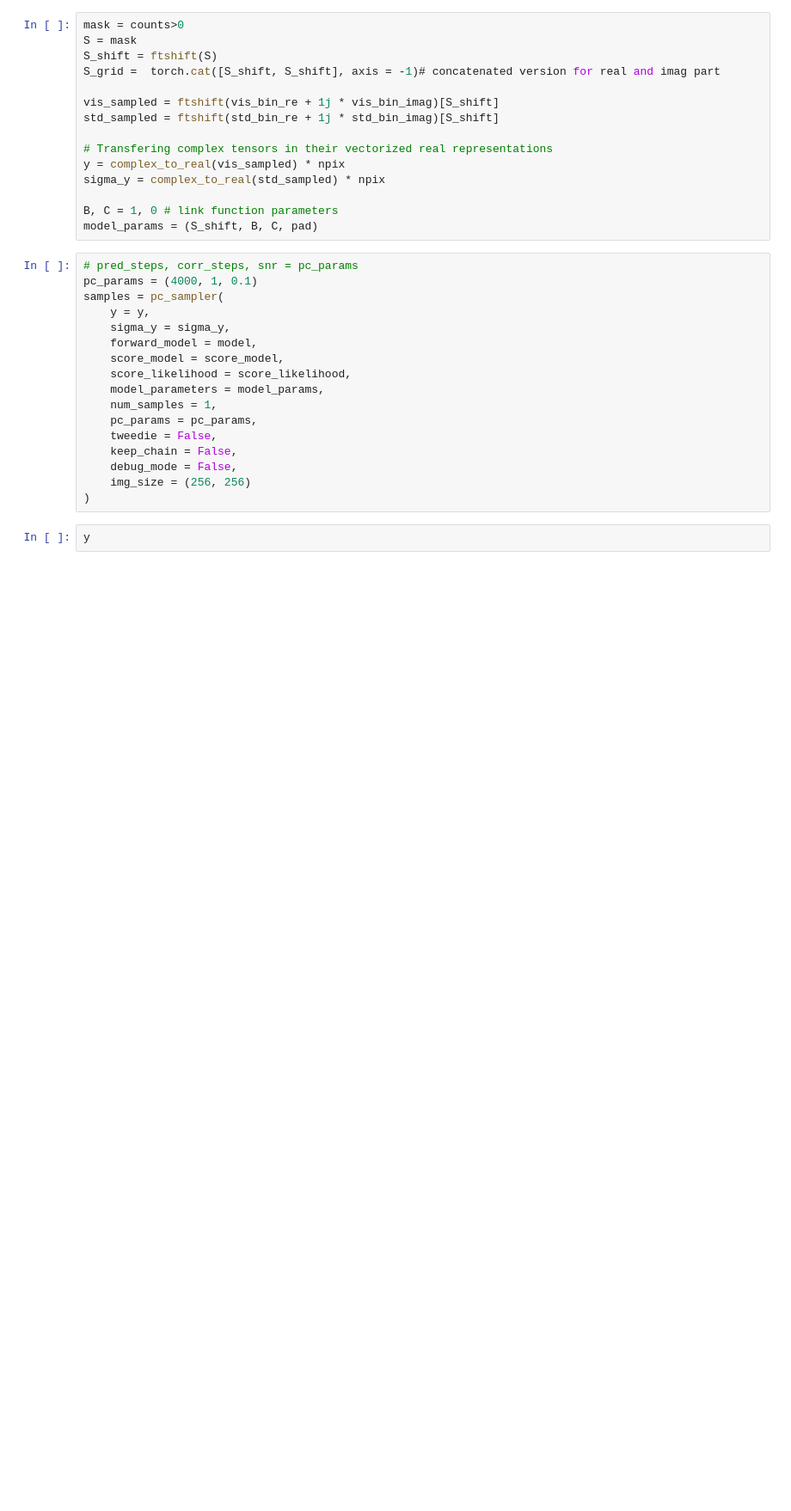
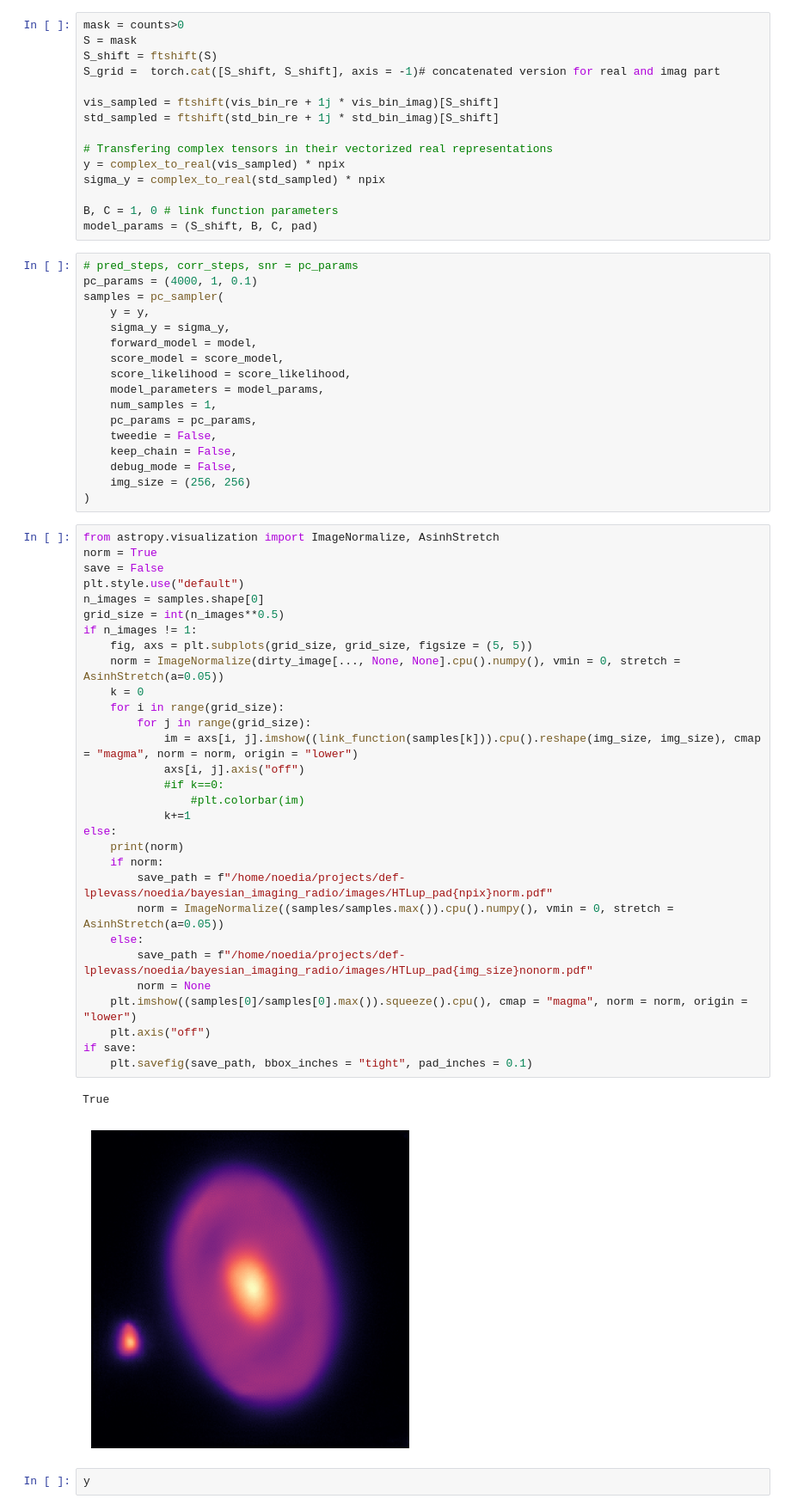
Before and after one commit to EnceladeCandy/bayesian-imaging-radio, a Jupyter notebook: trash_notebooks/inference_htlup.ipynb, the cells around one changed output. Shown at 86% size. Cells and saved outputs as stored; diff of their text form; blank space fills up the shorter version.

Commit message:
Pc sampler working for HTLuP !

```diff
--- a/trash_notebooks/inference_htlup.ipynb
+++ b/trash_notebooks/inference_htlup.ipynb
@@ -72,6 +60,39 @@ samples = pc_sampler(
     debug_mode = False,
     img_size = (256, 256)
 )
+# %%
+from astropy.visualization import ImageNormalize, AsinhStretch
+norm = True
+save = False
+plt.style.use("default")
+n_images = samples.shape[0]
+grid_size = int(n_images**0.5)
+if n_images != 1:
+    fig, axs = plt.subplots(grid_size, grid_size, figsize = (5, 5))
+    norm = ImageNormalize(dirty_image[..., None, None].cpu().numpy(), vmin = 0, stretch = AsinhStretch(a=0.05))
+    k = 0
+    for i in range(grid_size):
+        for j in range(grid_size):
+            im = axs[i, j].imshow((link_function(samples[k])).cpu().reshape(img_size, img_size), cmap = "magma", norm = norm, origin = "lower")
+            axs[i, j].axis("off")
+            #if k==0:
+                #plt.colorbar(im)
+            k+=1
+else:
+    print(norm)
+    if norm:
+        save_path = f"/home/noedia/projects/def-lplevass/noedia/bayesian_imaging_radio/images/HTLup_pad{npix}norm.pdf"
+        norm = ImageNormalize((samples/samples.max()).cpu().numpy(), vmin = 0, stretch = AsinhStretch(a=0.05))
+    else:
+        save_path = f"/home/noedia/projects/def-lplevass/noedia/bayesian_imaging_radio/images/HTLup_pad{img_size}nonorm.pdf"
+        norm = None
+    plt.imshow((samples[0]/samples[0].max()).squeeze().cpu(), cmap = "magma", norm = norm, origin = "lower")
+    plt.axis("off")
+if save:
+    plt.savefig(save_path, bbox_inches = "tight", pad_inches = 0.1)
+# %% [output]
+True
+[figure, new version]
 # %%
 y
 # %% [output]
```
Also changed, not shown: parts of 2 cells of this notebook.
